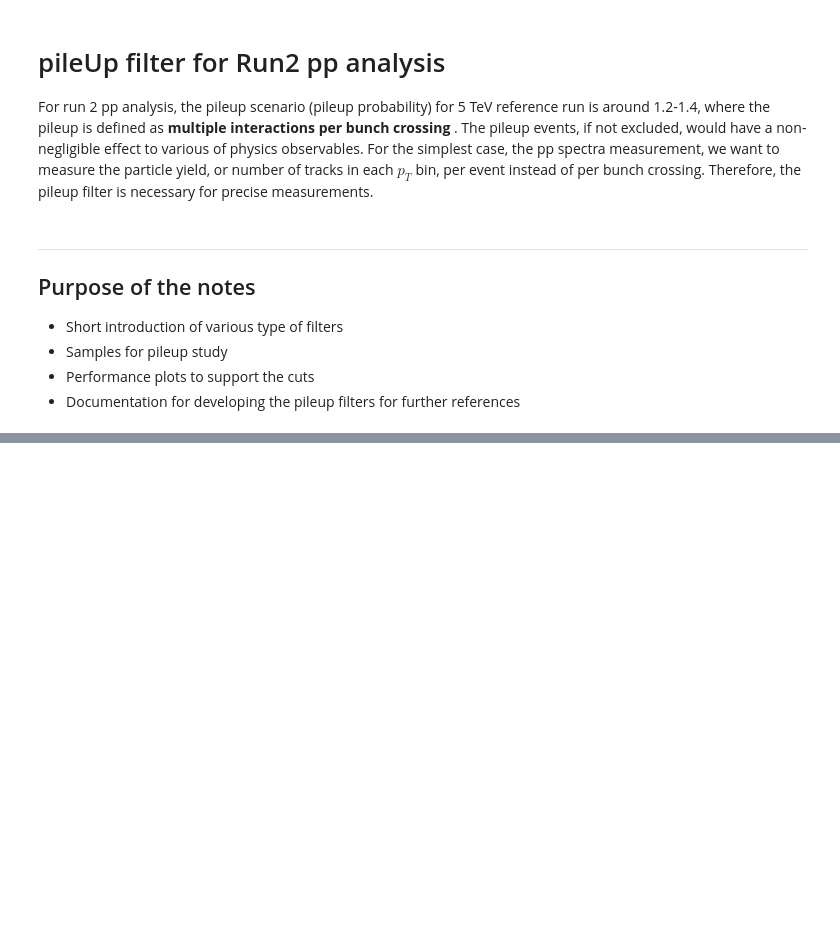
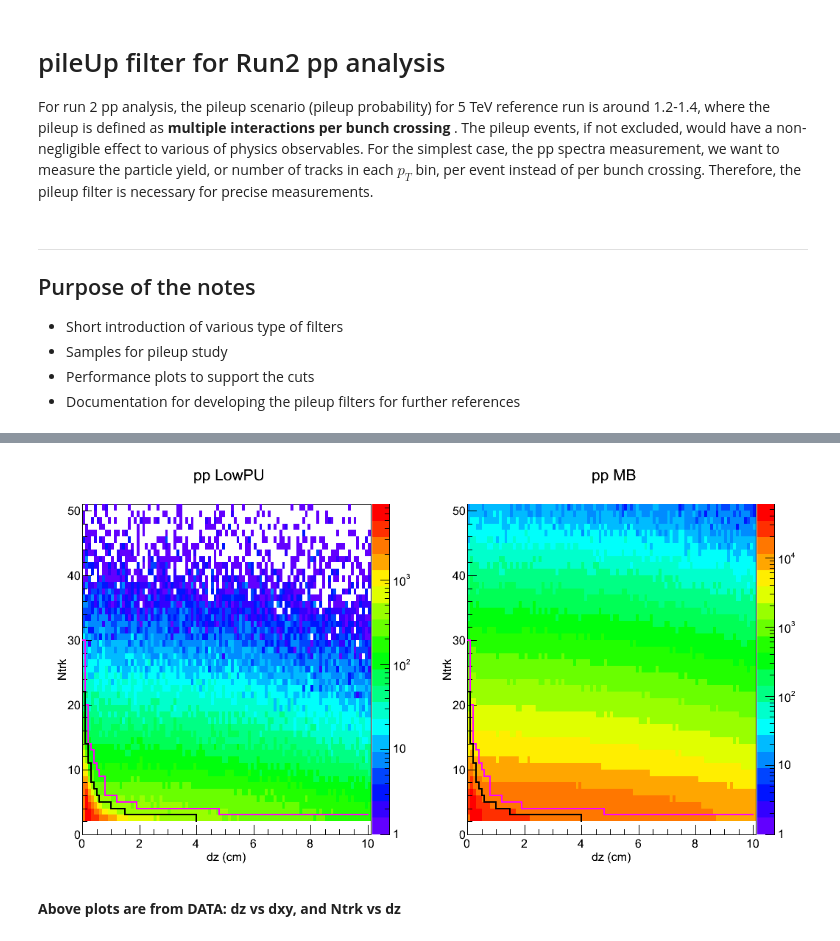
Before and after one commit to KongTu/pileUpCorrector, a Jupyter notebook: notebook/pileUpFilterMustRead.ipynb, the cells around one changed output, grey strips where cells are left out. Drawn from its saved outputs; the diff is of its cells as text; code cells hidden in the pictures; blank space fills up the shorter version.

```diff
--- a/notebook/pileUpFilterMustRead.ipynb
+++ b/notebook/pileUpFilterMustRead.ipynb
@@ -43,0 +141,6 @@ print x
+# %%
+Image(filename = pathname + DATAppDzNtrk )
+# %% [output]
+[figure, added]
+# %% [markdown]
+<strong> Above plots are from DATA: dz vs dxy, and Ntrk vs dz
```
Also changed, not shown: parts of 11 cells of this notebook, 9 other files.
